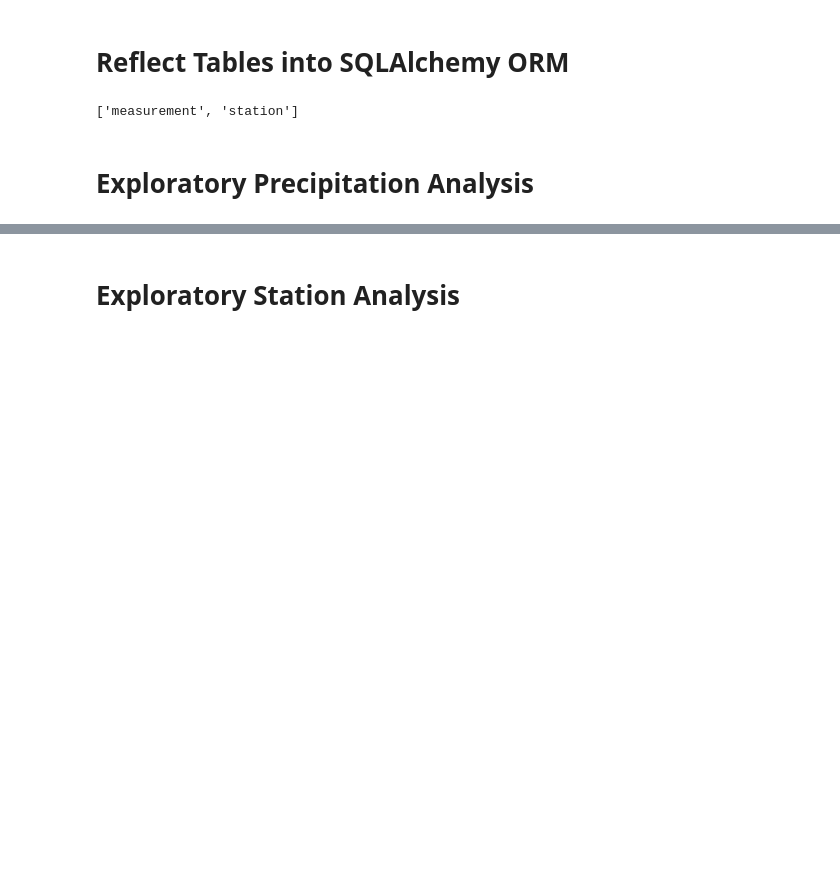
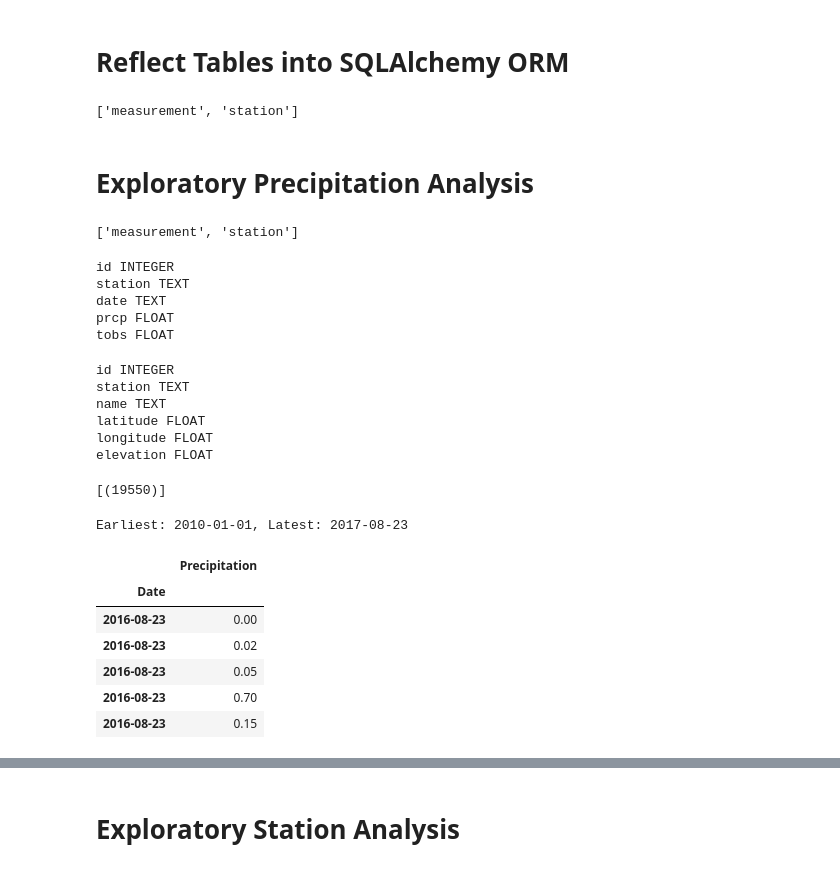
Before and after one commit to samuelje/sqlalchemy-challenge, a Jupyter notebook: climate_starter.ipynb, the cells around one changed output, grey strips where cells are left out. Drawn from its saved outputs; the diff is of its cells as text; code cells hidden in the pictures; blank space fills up the shorter version.

```diff
--- a/climate_starter.ipynb
+++ b/climate_starter.ipynb
@@ -46,17 +44,72 @@ session = Session(engine)
+# %%
+# inspector function
+inspector = inspect(engine)
+
+# Collect names of tables within the database
+inspector.get_table_names()
+# %% [output]
+['measurement', 'station']
+# %%
+# Use inspector to print column names within the 'Measurement' table w/ types
+columns = inspector.get_columns('measurement')
+for column in columns:
+    print(column["name"], column["type"])
+# %% [output]
+id INTEGER
+station TEXT
+date TEXT
+prcp FLOAT
+tobs FLOAT
+# %%
+# Use inspector to print column names within the 'station' table w/ types
+columns = inspector.get_columns('station')
+for column in columns:
+    print(column["name"], column["type"])
+# %% [output]
+id INTEGER
+station TEXT
+name TEXT
+latitude FLOAT
+longitude FLOAT
+elevation FLOAT
+# %%
+# Determine how many dates are recorded in total
+session.query(func.count(Measurement.date)).all()
+# %% [output]
+[(19550)]
+# %%
+# Find the most recent date in the data set.
+earlieststr = session.query(Measurement.date).order_by(Measurement.date).first()
+lateststr = session.query(Measurement.date).order_by(Measurement.date.desc()).first()
+print(f"Earliest: {earlieststr[0]}, Latest: {lateststr[0]}")
+# %% [output]
+Earliest: 2010-01-01, Latest: 2017-08-23
 # %%
 # Design a query to retrieve the last 12 months of precipitation data and plot the results.
 # Starting from the most recent data point in the database.
+recentdate = dt.datetime.strptime(lateststr[0], '%Y-%m-%d')
 
 # Calculate the date one year from the last date in data set.
-
+querydate = dt.date(recentdate.year -1, recentdate.month, recentdate.day)
+querydate
 
 # Perform a query to retrieve the data and precipitation scores
-
+sel = [Measurement.date, Measurement.prcp]
+queryresult = session.query(*sel).filter(Measurement.date >= querydate).all()
 
 # Save the query results as a Pandas DataFrame and set the index to the date column
-
+precipitation_df = pd.DataFrame(queryresult, columns=['Date', 'Precipitation'])
 
 # Sort the dataframe by date
-
-
-# Use Pandas Plotting with Matplotlib to plot the data
+precipitation_df = precipitation_df.dropna(how='any')
+precipitation_df = precipitation_df.sort_values(["Date"], ascending=True)
+precipitation_df = precipitation_df.set_index("Date")
+precipitation_df.head()
+# %% [output]
+|  | Precipitation |
+| Date |  |
+| 2016-08-23 | 0.00 |
+| 2016-08-23 | 0.02 |
+| 2016-08-23 | 0.05 |
+| 2016-08-23 | 0.70 |
+| 2016-08-23 | 0.15 |
```
Also changed, not shown: parts of 7 cells of this notebook.
